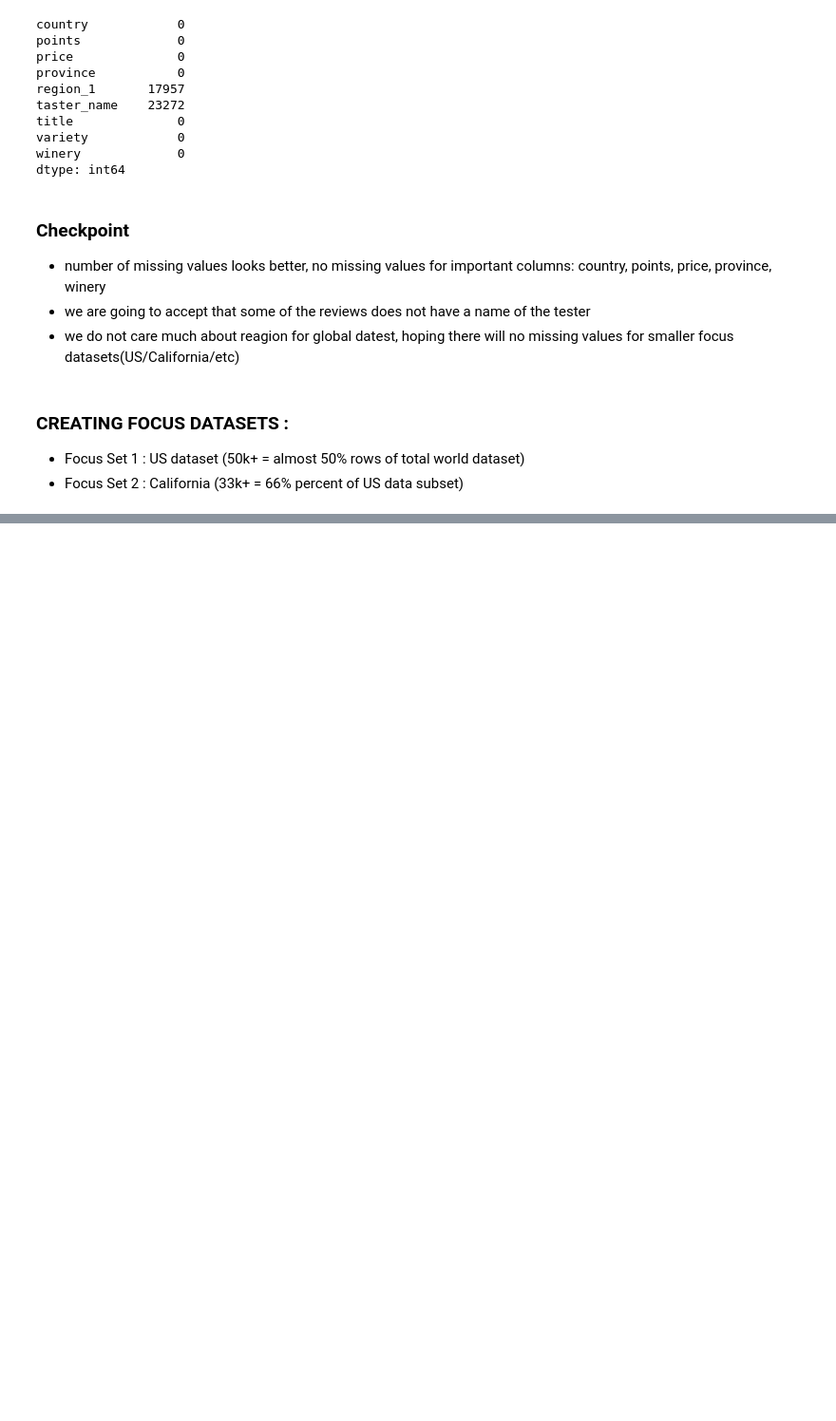
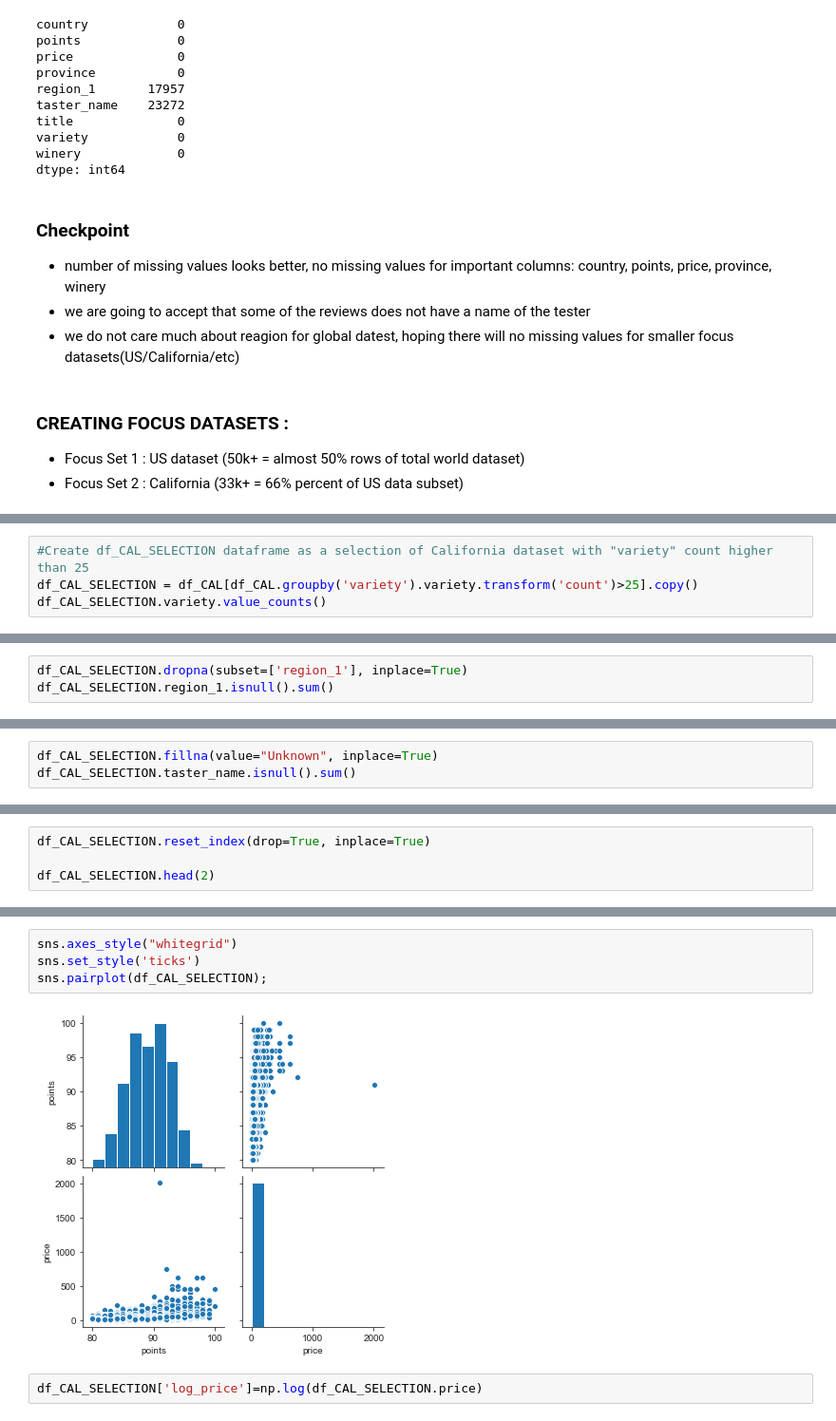
Before and after one commit to jpolakov/DS2_Group21_Project, a Jupyter notebook: Group21_Assignment.ipynb, the cells around one changed output, grey strips where cells are left out. Shown at 95% size. Saved outputs shown, nothing was run; the diff lists cells and outputs as text; blank space fills up the shorter version.

Commit message:
Update Group21_Assignment.ipynb
Latest Update(Regions Grouping)

```diff
--- a/Group21_Assignment.ipynb
+++ b/Group21_Assignment.ipynb
@@ -157,0 +180,4 @@ df_CAL.shape
+# %%
+#Create df_CAL_SELECTION dataframe as a selection of California dataset with "variety" count higher than 25
+df_CAL_SELECTION = df_CAL[df_CAL.groupby('variety').variety.transform('count')>25].copy()
+df_CAL_SELECTION.variety.value_counts()
@@ -157,0 +219,3 @@ df_CAL.shape
+# %%
+df_CAL_SELECTION.dropna(subset=['region_1'], inplace=True)
+df_CAL_SELECTION.region_1.isnull().sum()
@@ -157,0 +224,3 @@ df_CAL.shape
+# %%
+df_CAL_SELECTION.fillna(value="Unknown", inplace=True)
+df_CAL_SELECTION.taster_name.isnull().sum()
@@ -157,0 +233,4 @@ df_CAL.shape
+# %%
+df_CAL_SELECTION.reset_index(drop=True, inplace=True)
+
+df_CAL_SELECTION.head(2)
@@ -157,0 +271,8 @@ df_CAL.shape
+# %%
+sns.axes_style("whitegrid")
+sns.set_style('ticks')
+sns.pairplot(df_CAL_SELECTION);
+# %% [output]
+[figure, added]
+# %%
+df_CAL_SELECTION['log_price']=np.log(df_CAL_SELECTION.price)
```
Also changed, not shown: parts of 54 cells of this notebook.
